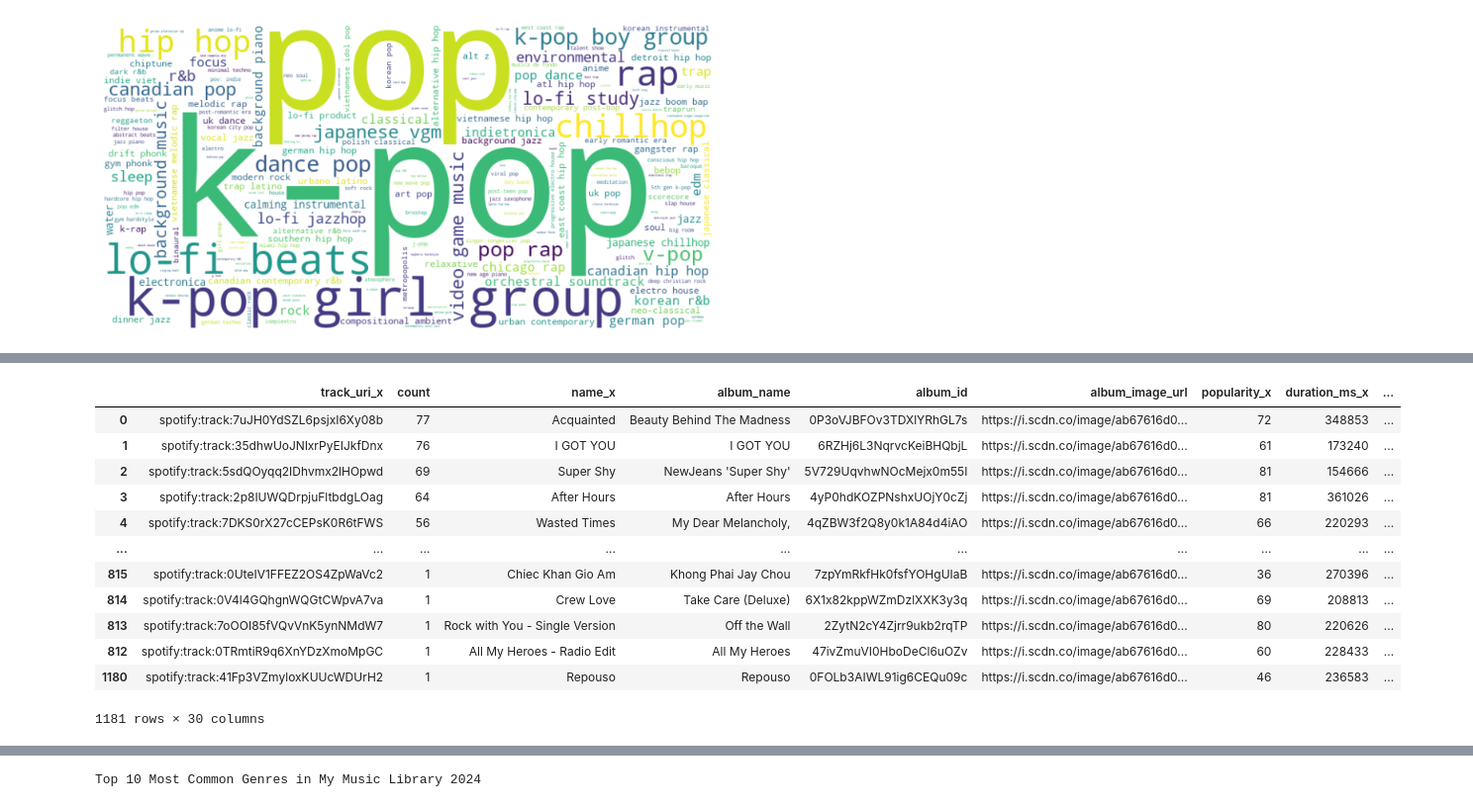
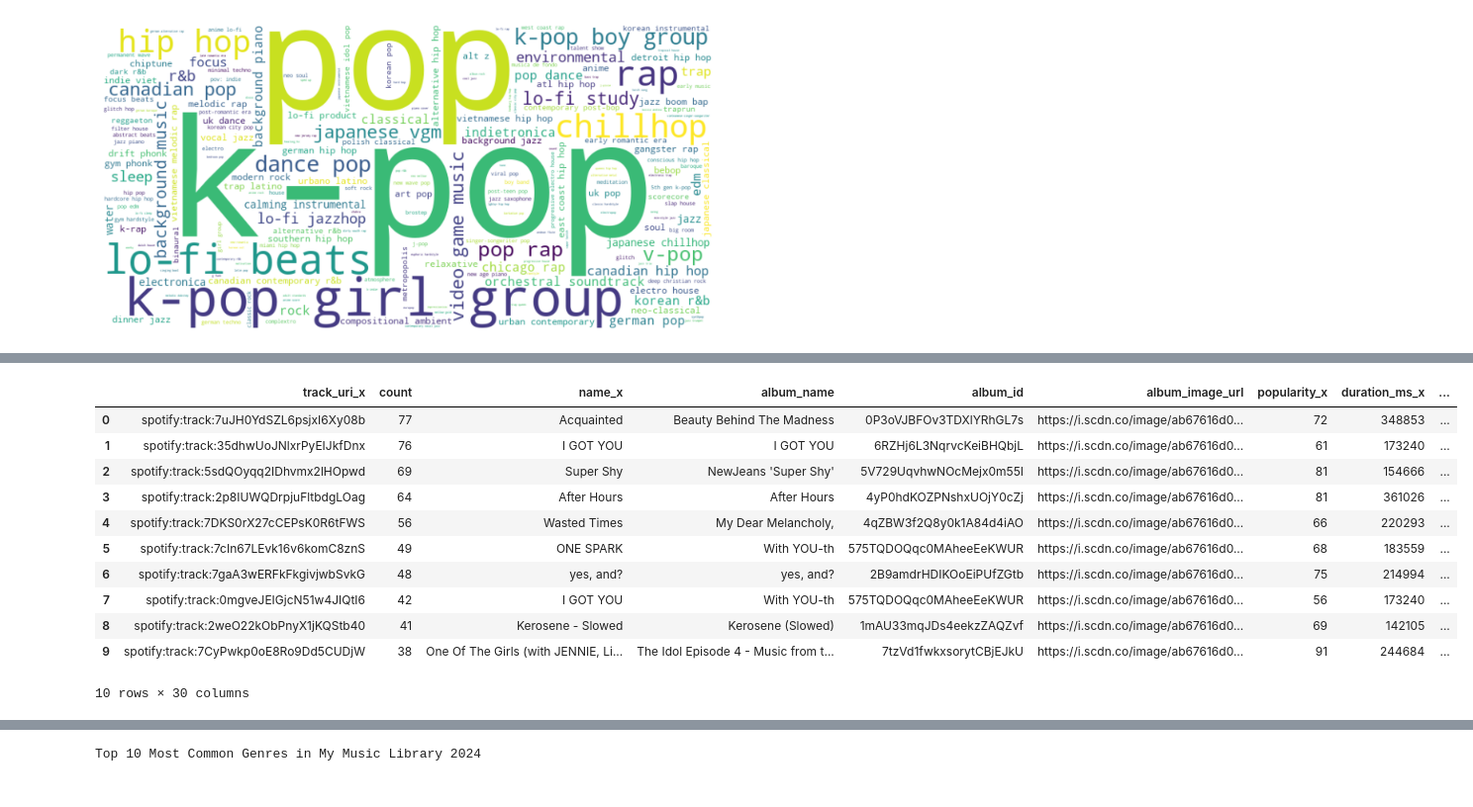
Before and after one commit to vuminhle1997/coursework-spotify-recommender, a Jupyter notebook: 1.Spotify_Recommenders.ipynb, the cells around one changed output, grey strips where cells are left out. Shown at 99% size. Saved outputs shown, nothing was run; the diff lists cells and outputs as text; code cells hidden in the pictures.

```diff
--- a/1.Spotify_Recommenders.ipynb
+++ b/1.Spotify_Recommenders.ipynb
@@ -728,25 +682,24 @@ reduced_df_2024[:50]
 # %%
 # get all tables from DB
 tracks_df = pd.read_sql_query("SELECT * FROM track", con=db_engine)
 artist_df = pd.read_sql_query("SELECT * FROM artist", con=db_engine)
 features_df = pd.read_sql_query("SELECT * FROM audio_features", con=db_engine)
 
 mapped_df_2024 = reduced_df_2024.merge(tracks_df, on='track_uri', how='left')
 mapped_df_2024 = mapped_df_2024.merge(features_df, on='track_uri', how='left')
 final_df_2024 = mapped_df_2024.merge(artist_df, on='artist_uri', how='left')
 final_df_2024.sort_values(by=['count'], inplace=True, ascending=False)
-final_df_2024
+final_df_2024[:10]
 # %% [output]
 |  | track_uri_x | count | name_x | album_name | album_id | album_image_url | popularity_x | duration_ms_x | ... |
 | 0 | spotify:track:7uJH0YdSZL6psjxI6Xy08b | 77 | Acquainted | Beauty Behind The Madness | 0P3oVJBFOv3TDXlYRhGL7s | https://i.scdn.co/image/ab67616d0... | 72 | 348853 | ... |
 | 1 | spotify:track:35dhwUoJNlxrPyEIJkfDnx | 76 | I GOT YOU | I GOT YOU | 6RZHj6L3NqrvcKeiBHQbjL | https://i.scdn.co/image/ab67616d0... | 61 | 173240 | ... |
 | 2 | spotify:track:5sdQOyqq2IDhvmx2lHOpwd | 69 | Super Shy | NewJeans 'Super Shy' | 5V729UqvhwNOcMejx0m55I | https://i.scdn.co/image/ab67616d0... | 81 | 154666 | ... |
 | 3 | spotify:track:2p8IUWQDrpjuFltbdgLOag | 64 | After Hours | After Hours | 4yP0hdKOZPNshxUOjY0cZj | https://i.scdn.co/image/ab67616d0... | 81 | 361026 | ... |
 | 4 | spotify:track:7DKS0rX27cCEPsK0R6tFWS | 56 | Wasted Times | My Dear Melancholy, | 4qZBW3f2Q8y0k1A84d4iAO | https://i.scdn.co/image/ab67616d0... | 66 | 220293 | ... |
-| ... | ... | ... | ... | ... | ... | ... | ... | ... | ... |
-| 815 | spotify:track:0UteIV1FFEZ2OS4ZpWaVc2 | 1 | Chiec Khan Gio Am | Khong Phai Jay Chou | 7zpYmRkfHk0fsfYOHgUIaB | https://i.scdn.co/image/ab67616d0... | 36 | 270396 | ... |
-| 814 | spotify:track:0V4l4GQhgnWQGtCWpvA7va | 1 | Crew Love | Take Care (Deluxe) | 6X1x82kppWZmDzlXXK3y3q | https://i.scdn.co/image/ab67616d0... | 69 | 208813 | ... |
-| 813 | spotify:track:7oOOI85fVQvVnK5ynNMdW7 | 1 | Rock with You - Single Version | Off the Wall | 2ZytN2cY4Zjrr9ukb2rqTP | https://i.scdn.co/image/ab67616d0... | 80 | 220626 | ... |
-| 812 | spotify:track:0TRmtiR9q6XnYDzXmoMpGC | 1 | All My Heroes - Radio Edit | All My Heroes | 47ivZmuVI0HboDeCl6uOZv | https://i.scdn.co/image/ab67616d0... | 60 | 228433 | ... |
-| 1180 | spotify:track:41Fp3VZmyloxKUUcWDUrH2 | 1 | Repouso | Repouso | 0FOLb3AIWL91ig6CEQu09c | https://i.scdn.co/image/ab67616d0... | 46 | 236583 | ... |
+| 5 | spotify:track:7cIn67LEvk16v6komC8znS | 49 | ONE SPARK | With YOU-th | 575TQDOQqc0MAheeEeKWUR | https://i.scdn.co/image/ab67616d0... | 68 | 183559 | ... |
+| 6 | spotify:track:7gaA3wERFkFkgivjwbSvkG | 48 | yes, and? | yes, and? | 2B9amdrHDIKOoEiPUfZGtb | https://i.scdn.co/image/ab67616d0... | 75 | 214994 | ... |
+| 7 | spotify:track:0mgveJEIGjcN51w4JIQtI6 | 42 | I GOT YOU | With YOU-th | 575TQDOQqc0MAheeEeKWUR | https://i.scdn.co/image/ab67616d0... | 56 | 173240 | ... |
+| 8 | spotify:track:2weO22kObPnyX1jKQStb40 | 41 | Kerosene - Slowed | Kerosene (Slowed) | 1mAU33mqJDs4eekzZAQZvf | https://i.scdn.co/image/ab67616d0... | 69 | 142105 | ... |
+| 9 | spotify:track:7CyPwkp0oE8Ro9Dd5CUDjW | 38 | One Of The Girls (with JENNIE, Li... | The Idol Episode 4 - Music from t... | 7tzVd1fwkxsorytCBjEJkU | https://i.scdn.co/image/ab67616d0... | 91 | 244684 | ... |
-1181 rows × 30 columns
+10 rows × 30 columns
```
Also changed, not shown: parts of 17 cells of this notebook.
